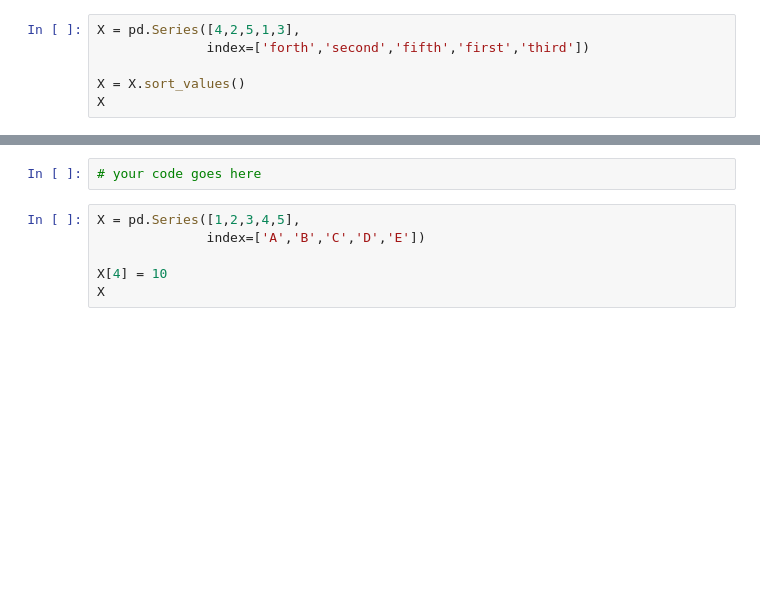
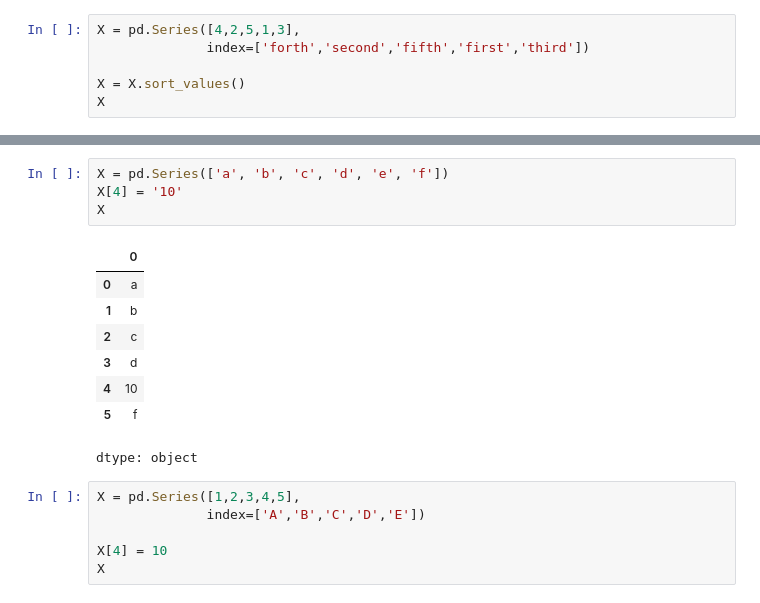
Before and after one commit to Ishan1818/data.analysis.colab, a Jupyter notebook: 2 - Pandas Series exercises.ipynb, the cells around one changed output, grey strips where cells are left out. Saved outputs shown, nothing was run; the diff lists cells and outputs as text; blank space fills up the shorter version.

```diff
--- a/2 - Pandas Series exercises.ipynb
+++ b/2 - Pandas Series exercises.ipynb
@@ -211,8 +270,19 @@ X
 ![green-divider](https://user-images.githubusercontent.com/7065401/52071924-c003ad80-2562-11e9-8297-1c6595f8a7ff.png)
 
 ### Given the X pandas Series, set the fifth element equal to 10
-# %%
-# your code goes here
+# %%
+X = pd.Series(['a', 'b', 'c', 'd', 'e', 'f'])
+X[4] = '10'
+X
+# %% [output]
+|  | 0 |
+| 0 | a |
+| 1 | b |
+| 2 | c |
+| 3 | d |
+| 4 | 10 |
+| 5 | f |
+dtype: object
 # %%
 X = pd.Series([1,2,3,4,5],
               index=['A','B','C','D','E'])
```
Also changed, not shown: parts of 44 cells of this notebook.
